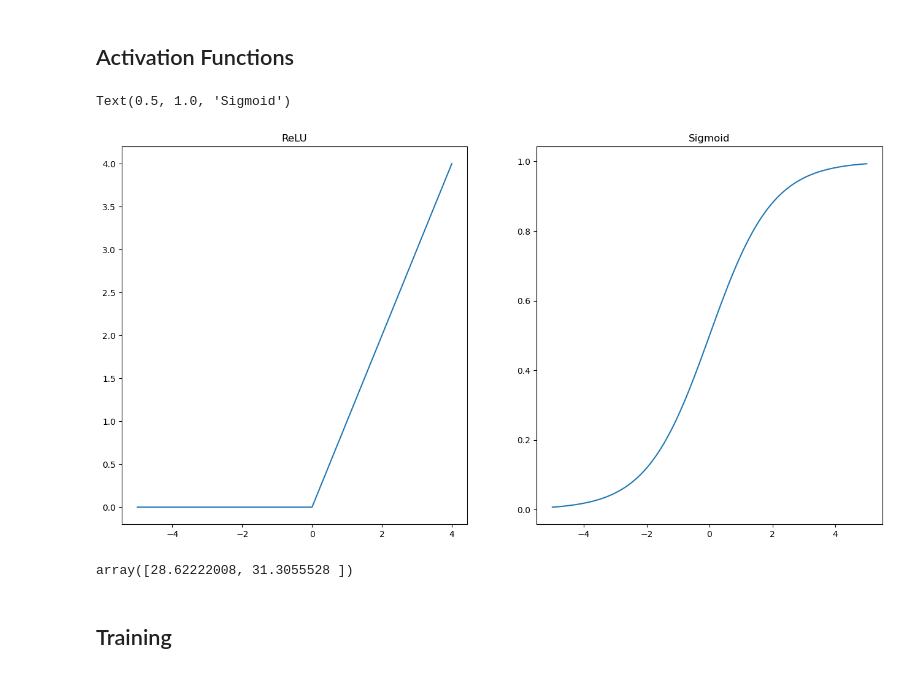
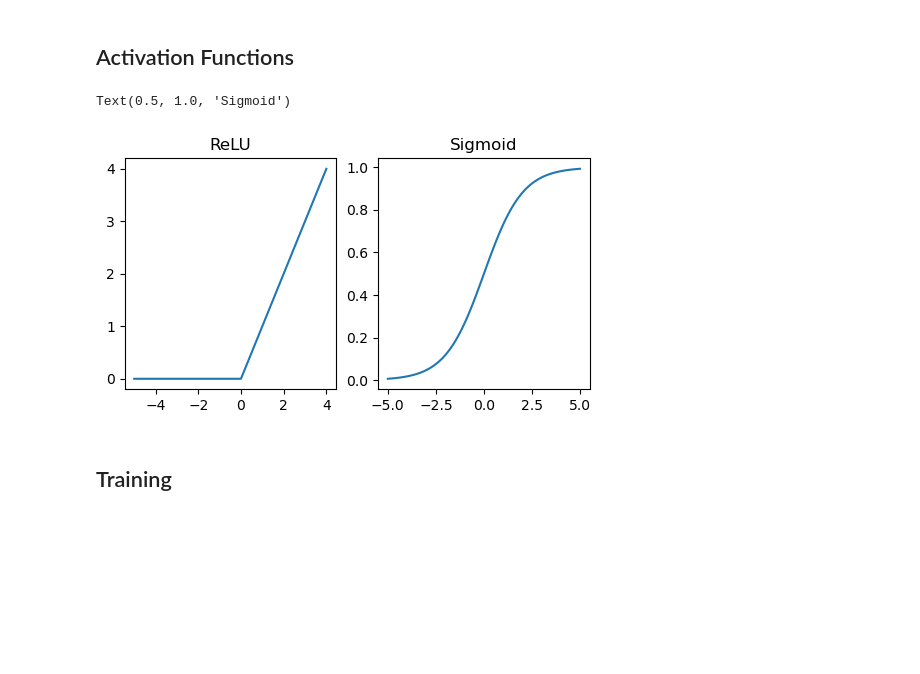
Before and after one commit to ssocolow/ml-oxford, a Jupyter notebook: w1/nn-demo.ipynb, the cells around one changed output. Drawn from its saved outputs; the diff is of its cells as text; code cells hidden in the pictures; blank space fills up the shorter version.

```diff
--- a/w1/nn-demo.ipynb
+++ b/w1/nn-demo.ipynb
@@ -152,30 +202,26 @@ class TwoLayers:
 # %%
 # activation functions
 # vectorize so I can apply the functions elementwise to numpy arrays
 relu = np.vectorize(lambda x : x if x > 0 else 0)
+drelu = np.vectorize(lambda x : 1.0 if x > 0 else 0)
 
 xs = np.arange(-5,5,1)
 ys = relu(xs)
 
-sigmoid = np.vectorize(lambda x: 1.0 / (1.0 + math.exp(-x)))
+sigmoid = np.vectorize(lambda x: 1.0 / (1.0 + math.exp(-x)) if x > 0 else 1.0 - 1.0 / (1.0 + math.exp(x)))
+dsigmoid = np.vectorize(lambda x: x * (1.0 - x))
 
-fig, axes = plt.subplots(1, 2, figsize=(16,8))
+fig, axes = plt.subplots(1, 2, figsize=(6,3))
 axes[0].plot(xs,ys)
 axes[0].set_title("ReLU")
 
 xs = np.linspace(-5,5,100)
 ys = sigmoid(xs)
 
 axes[1].plot(xs, ys)
 axes[1].set_title("Sigmoid")
 # %% [output]
 Text(0.5, 1.0, 'Sigmoid')
-[figure, old version]
+[figure, new version]
-# %%
-# try a forward pass
-l1 = Layer(64, 2, np.vectorize(relu))
-l1.forward(np.ones(64))
-# %% [output]
-array([28.62222008, 31.3055528 ])
 # %% [markdown]
 ## Training
```
Also changed, not shown: parts of 6 cells of this notebook.
